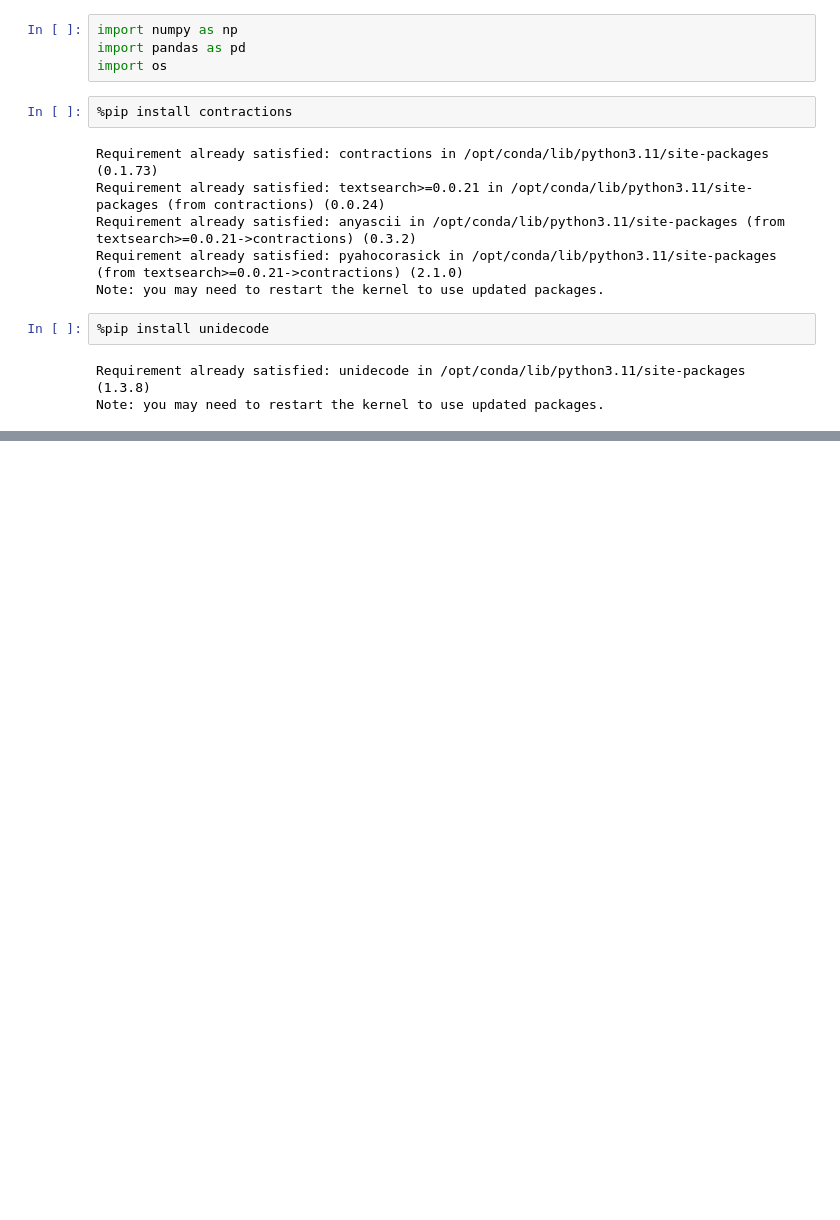
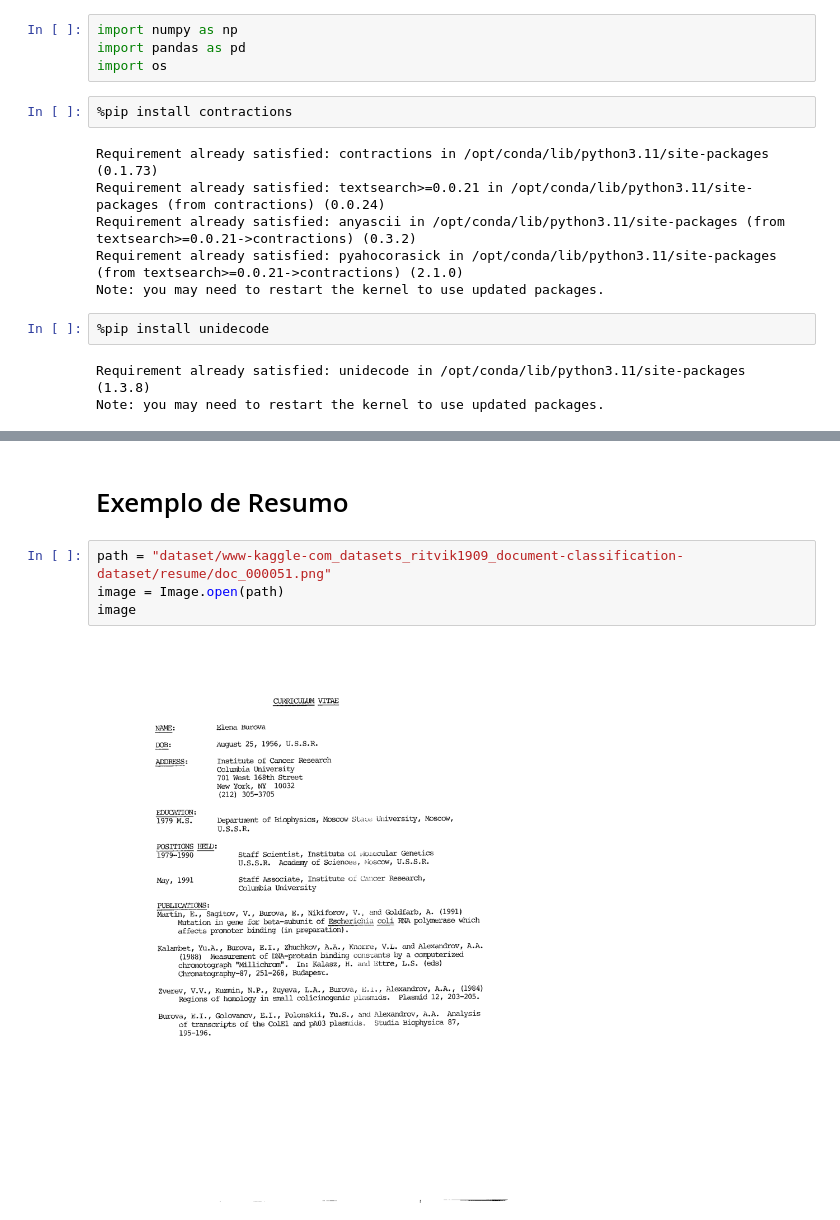
Before and after one commit to kaiomudkt/projeto_Machine_Learning, a Jupyter notebook: classificador_documentos_v1.ipynb, the cells around one changed output, grey strips where cells are left out. Saved outputs shown, nothing was run; the diff lists cells and outputs as text; blank space fills up the shorter version.

```diff
--- a/classificador_documentos_v1.ipynb
+++ b/classificador_documentos_v1.ipynb
@@ -83,0 +231,8 @@ ModuleNotFoundError: No module named 'nltk'
+# %% [markdown]
+# Exemplo de Resumo
+# %%
+path = "dataset/www-kaggle-com_datasets_ritvik1909_document-classification-dataset/resume/doc_000051.png"
+image = Image.open(path)
+image
+# %% [output]
+[figure, added]
```
Also changed, not shown: parts of 18 cells of this notebook, 3 other files.
